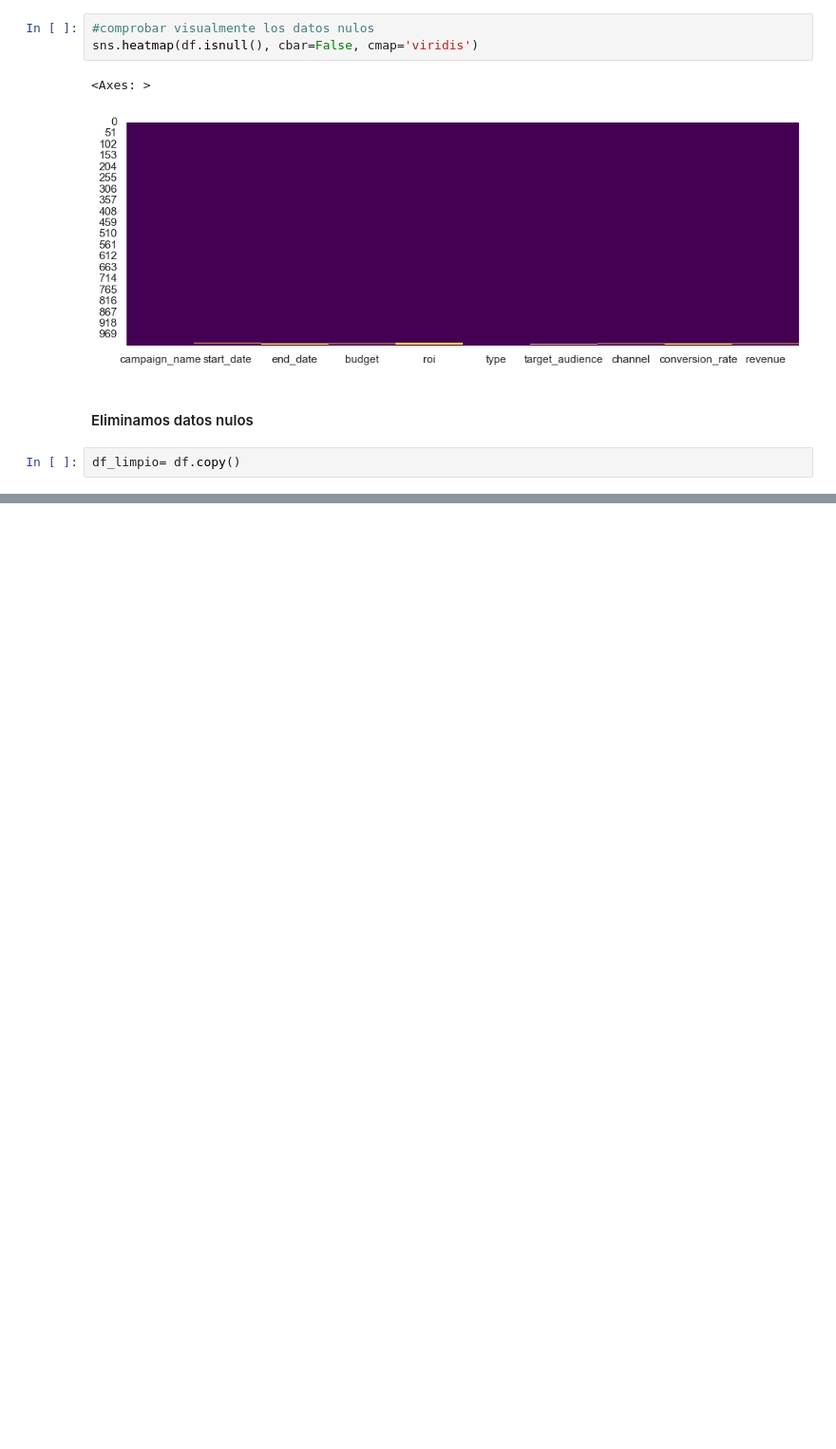
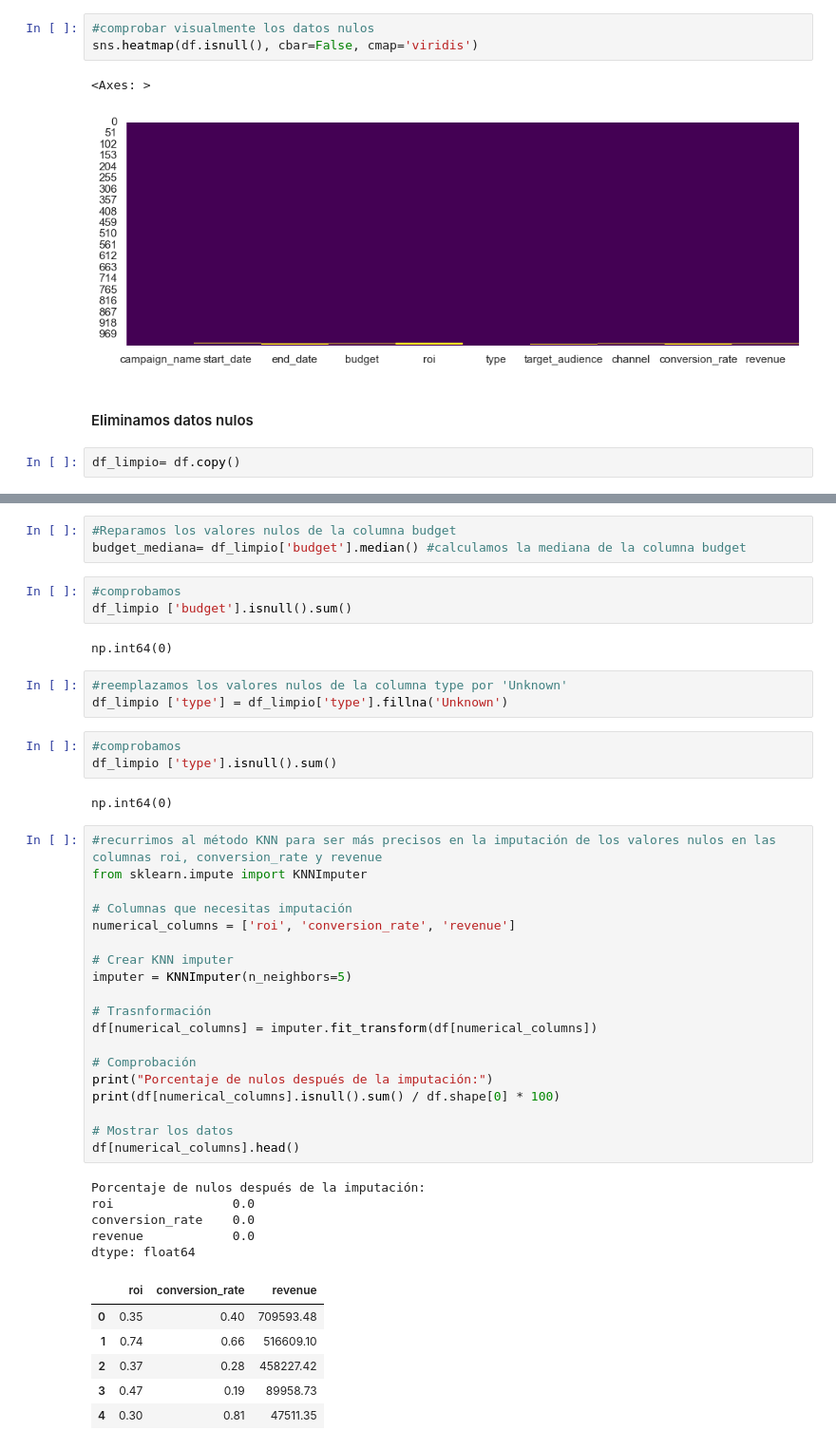
Before and after one commit to Natarcos/upgrade-hub-marketing-analysis, a Jupyter notebook: Preprocesamiento/pre_mkt.ipynb, the cells around one changed output, grey strips where cells are left out. Shown at 95% size. Saved outputs shown, nothing was run; the diff lists cells and outputs as text; blank space fills up the shorter version.

Commit message:
limpieza de datos

```diff
--- a/Preprocesamiento/pre_mkt.ipynb
+++ b/Preprocesamiento/pre_mkt.ipynb
@@ -163,0 +178,47 @@ df_limpio['end_date'] = pd.to_datetime(df_limpio['end_date'], format='%Y-%m-%dT%
+# %%
+#Reparamos los valores nulos de la columna budget
+budget_mediana= df_limpio['budget'].median() #calculamos la mediana de la columna budget
+# %%
+#comprobamos
+df_limpio ['budget'].isnull().sum()
+# %% [output]
+np.int64(0)
+# %%
+#reemplazamos los valores nulos de la columna type por 'Unknown'
+df_limpio ['type'] = df_limpio['type'].fillna('Unknown')
+# %%
+#comprobamos
+df_limpio ['type'].isnull().sum()
+# %% [output]
+np.int64(0)
+# %%
+#recurrimos al método KNN para ser más precisos en la imputación de los valores nulos en las columnas roi, conversion_rate y revenue
+from sklearn.impute import KNNImputer
+
+# Columnas que necesitas imputación
+numerical_columns = ['roi', 'conversion_rate', 'revenue']
+
+# Crear KNN imputer
+imputer = KNNImputer(n_neighbors=5)
+
+# Trasnformación
+df[numerical_columns] = imputer.fit_transform(df[numerical_columns])
+
+# Comprobación
+print("Porcentaje de nulos después de la imputación:")
+print(df[numerical_columns].isnull().sum() / df.shape[0] * 100)
+
+# Mostrar los datos
+df[numerical_columns].head()
+# %% [output]
+Porcentaje de nulos después de la imputación:
+roi                0.0
+conversion_rate    0.0
+revenue            0.0
+dtype: float64
+|  | roi | conversion_rate | revenue |
+| 0 | 0.35 | 0.40 | 709593.48 |
+| 1 | 0.74 | 0.66 | 516609.10 |
+| 2 | 0.37 | 0.28 | 458227.42 |
+| 3 | 0.47 | 0.19 | 89958.73 |
+| 4 | 0.30 | 0.81 | 47511.35 |
```
Also changed, not shown: parts of 3 cells of this notebook.
